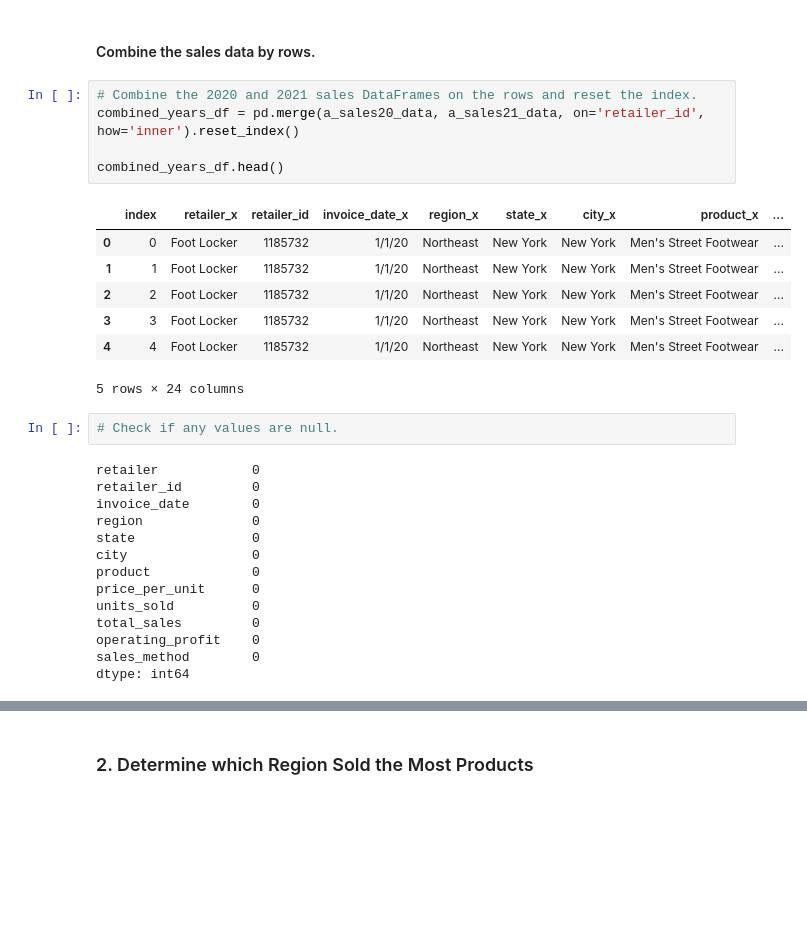
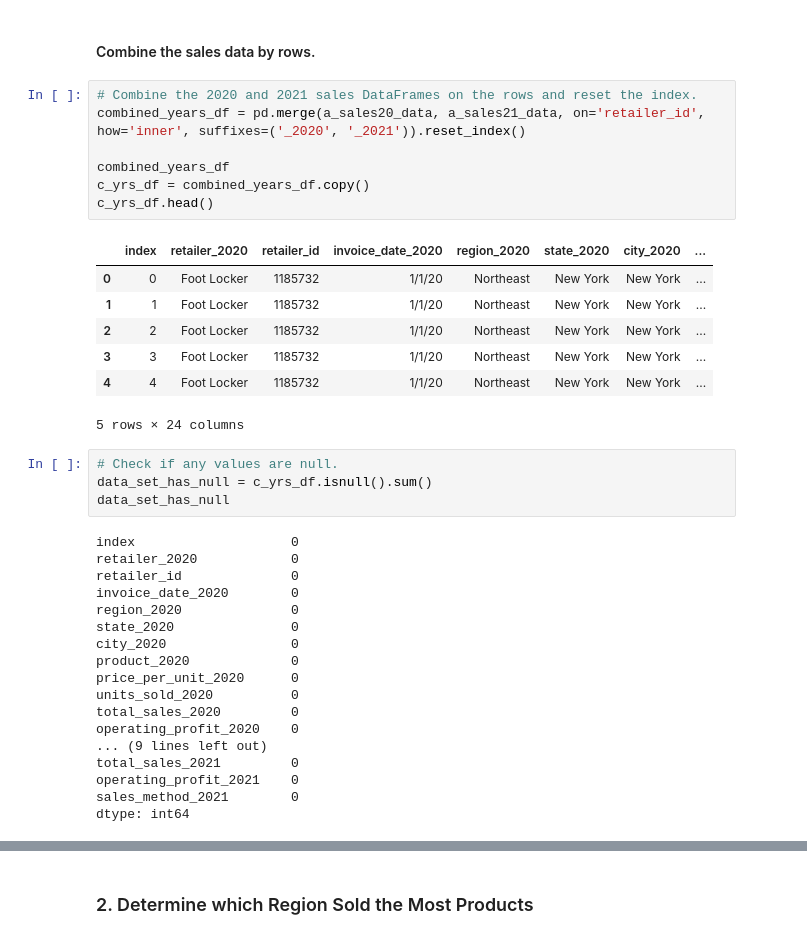
Before and after one commit to inCloset/athletic_sales_analysis, a Jupyter notebook: athletic_sales_analysis.ipynb, the cells around one changed output, grey strips where cells are left out. Cells and saved outputs as stored; diff of their text form; blank space fills up the shorter version.

```diff
--- a/athletic_sales_analysis.ipynb
+++ b/athletic_sales_analysis.ipynb
@@ -83,32 +83,40 @@ memory usage: 782.6+ KB
 #### Combine the sales data by rows.
 # %%
 # Combine the 2020 and 2021 sales DataFrames on the rows and reset the index.
-combined_years_df = pd.merge(a_sales20_data, a_sales21_data, on='retailer_id', how='inner').reset_index()
+combined_years_df = pd.merge(a_sales20_data, a_sales21_data, on='retailer_id', how='inner', suffixes=('_2020', '_2021')).reset_index()
 
-combined_years_df.head()
+combined_years_df
+c_yrs_df = combined_years_df.copy()
+c_yrs_df.head()
 # %% [output]
-|  | index | retailer_x | retailer_id | invoice_date_x | region_x | state_x | city_x | product_x | ... |
-| 0 | 0 | Foot Locker | 1185732 | 1/1/20 | Northeast | New York | New York | Men's Street Footwear | ... |
-| 1 | 1 | Foot Locker | 1185732 | 1/1/20 | Northeast | New York | New York | Men's Street Footwear | ... |
-| 2 | 2 | Foot Locker | 1185732 | 1/1/20 | Northeast | New York | New York | Men's Street Footwear | ... |
-| 3 | 3 | Foot Locker | 1185732 | 1/1/20 | Northeast | New York | New York | Men's Street Footwear | ... |
-| 4 | 4 | Foot Locker | 1185732 | 1/1/20 | Northeast | New York | New York | Men's Street Footwear | ... |
+|  | index | retailer_2020 | retailer_id | invoice_date_2020 | region_2020 | state_2020 | city_2020 | ... |
+| 0 | 0 | Foot Locker | 1185732 | 1/1/20 | Northeast | New York | New York | ... |
+| 1 | 1 | Foot Locker | 1185732 | 1/1/20 | Northeast | New York | New York | ... |
+| 2 | 2 | Foot Locker | 1185732 | 1/1/20 | Northeast | New York | New York | ... |
+| 3 | 3 | Foot Locker | 1185732 | 1/1/20 | Northeast | New York | New York | ... |
+| 4 | 4 | Foot Locker | 1185732 | 1/1/20 | Northeast | New York | New York | ... |
 5 rows × 24 columns
 # %%
 # Check if any values are null.
+data_set_has_null = c_yrs_df.isnull().sum()
+data_set_has_null
 # %% [output]
-retailer            0
-retailer_id         0
-invoice_date        0
-region              0
-state               0
-city                0
-product             0
-price_per_unit      0
-units_sold          0
-total_sales         0
-operating_profit    0
-sales_method        0
+index                    0
+retailer_2020            0
+retailer_id              0
+invoice_date_2020        0
+region_2020              0
+state_2020               0
+city_2020                0
+product_2020             0
+price_per_unit_2020      0
+units_sold_2020          0
+total_sales_2020         0
+operating_profit_2020    0
+... (9 lines left out)
+total_sales_2021         0
+operating_profit_2021    0
+sales_method_2021        0
 dtype: int64
 # %%
 # Check the data type of each column
```
Also changed, not shown: parts of 5 cells of this notebook.
